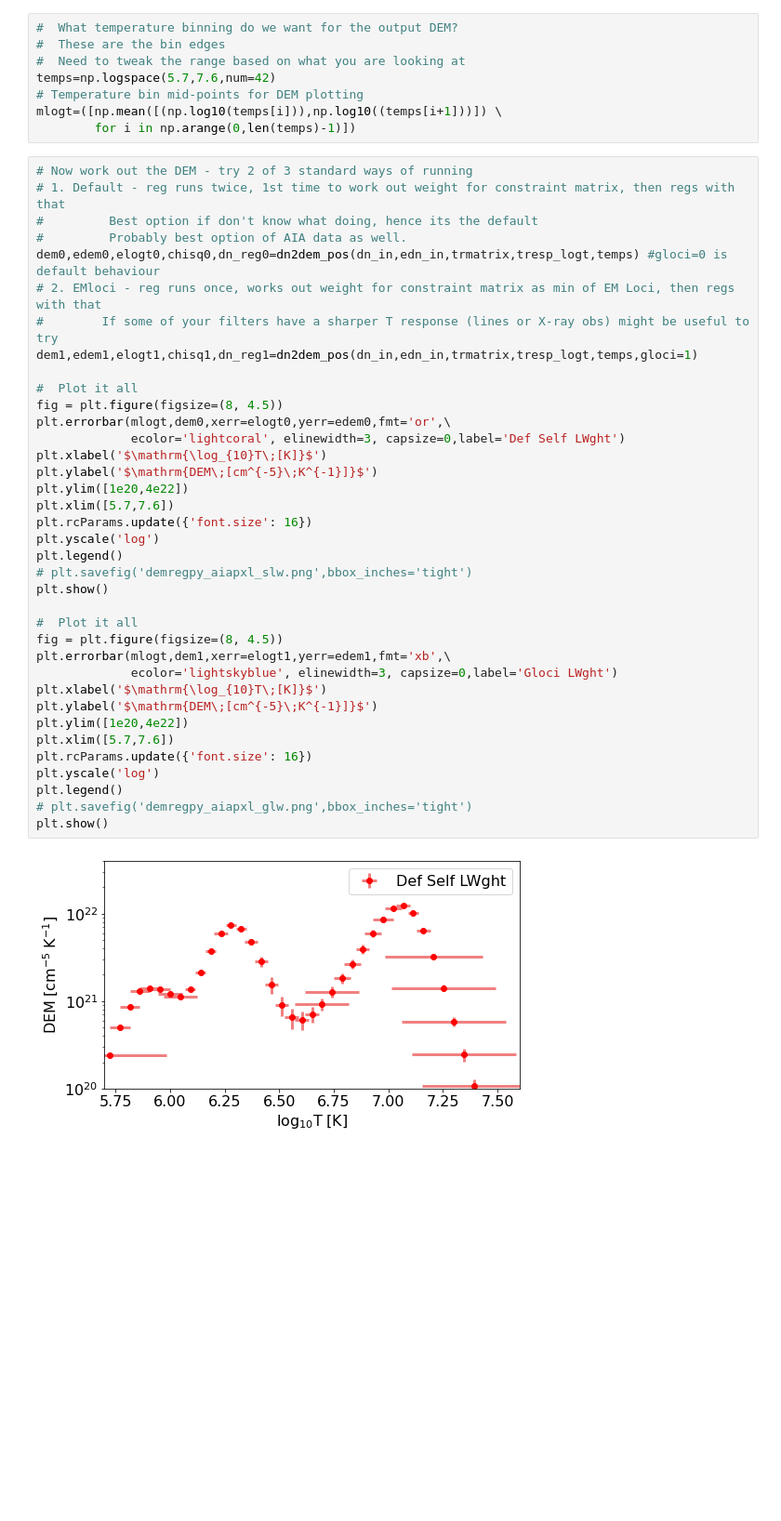
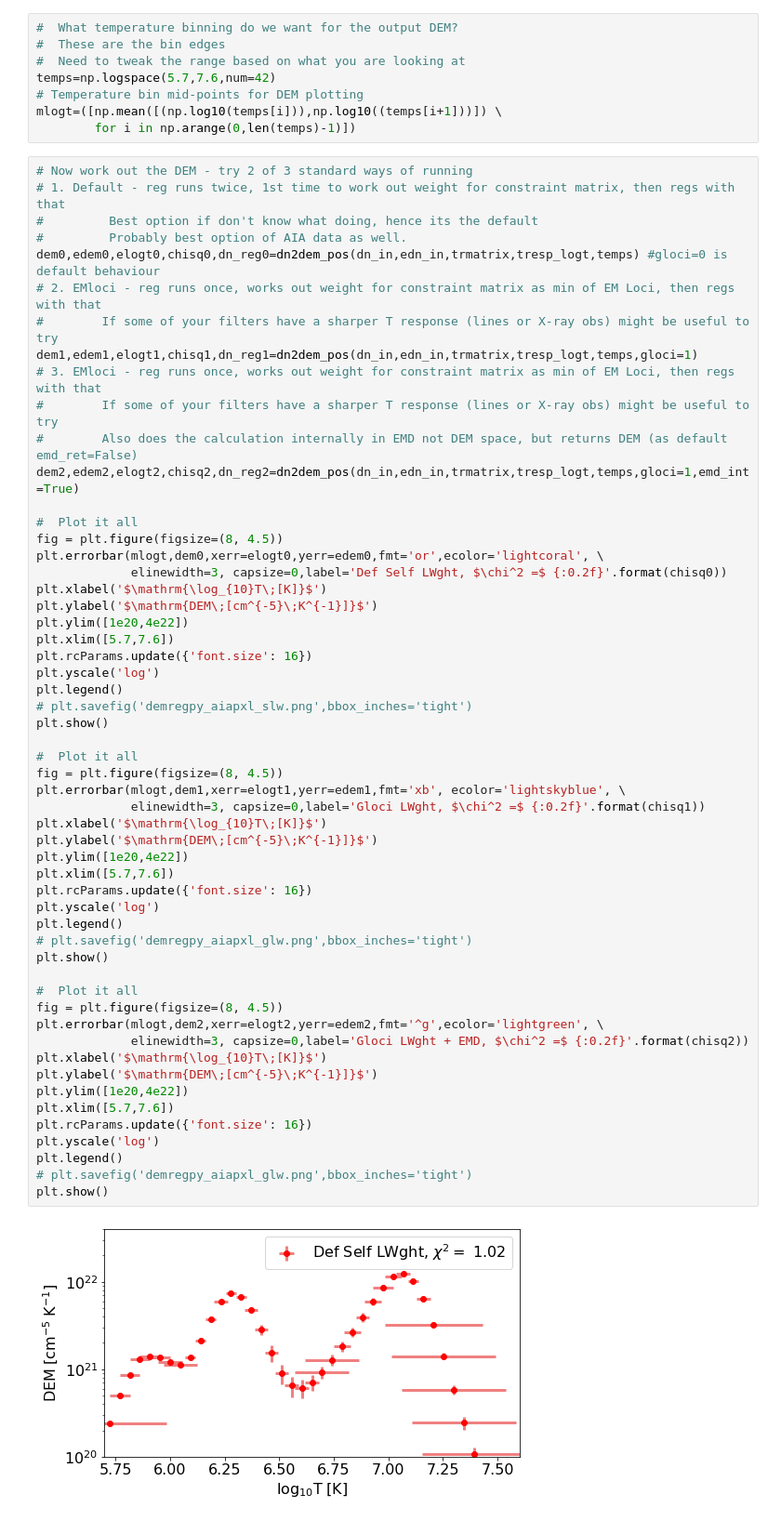
Before and after one commit to ianan/demreg, a Jupyter notebook: python/example_demregpy_aiapxl.ipynb, the cells around one changed output. Shown at 93% size. Saved outputs shown, nothing was run; the diff lists cells and outputs as text; blank space fills up the shorter version.

```diff
--- a/python/example_demregpy_aiapxl.ipynb
+++ b/python/example_demregpy_aiapxl.ipynb
@@ -265,35 +273,53 @@ mlogt=([np.mean([(np.log10(temps[i])),np.log10((temps[i+1]))]) \
 #         Probably best option of AIA data as well.
 dem0,edem0,elogt0,chisq0,dn_reg0=dn2dem_pos(dn_in,edn_in,trmatrix,tresp_logt,temps) #gloci=0 is default behaviour
 # 2. EMloci - reg runs once, works out weight for constraint matrix as min of EM Loci, then regs with that
 #        If some of your filters have a sharper T response (lines or X-ray obs) might be useful to try
 dem1,edem1,elogt1,chisq1,dn_reg1=dn2dem_pos(dn_in,edn_in,trmatrix,tresp_logt,temps,gloci=1)
+# 3. EMloci - reg runs once, works out weight for constraint matrix as min of EM Loci, then regs with that
+#        If some of your filters have a sharper T response (lines or X-ray obs) might be useful to try
+#        Also does the calculation internally in EMD not DEM space, but returns DEM (as default emd_ret=False)
+dem2,edem2,elogt2,chisq2,dn_reg2=dn2dem_pos(dn_in,edn_in,trmatrix,tresp_logt,temps,gloci=1,emd_int=True)
 
 #  Plot it all
 fig = plt.figure(figsize=(8, 4.5))
-plt.errorbar(mlogt,dem0,xerr=elogt0,yerr=edem0,fmt='or',\
-             ecolor='lightcoral', elinewidth=3, capsize=0,label='Def Self LWght')
+plt.errorbar(mlogt,dem0,xerr=elogt0,yerr=edem0,fmt='or',ecolor='lightcoral', \
+             elinewidth=3, capsize=0,label='Def Self LWght, $\chi^2 =$ {:0.2f}'.format(chisq0))
 plt.xlabel('$\mathrm{\log_{10}T\;[K]}$')
 plt.ylabel('$\mathrm{DEM\;[cm^{-5}\;K^{-1}]}$')
 plt.ylim([1e20,4e22])
 plt.xlim([5.7,7.6])
 plt.rcParams.update({'font.size': 16})
 plt.yscale('log')
 plt.legend()
 # plt.savefig('demregpy_aiapxl_slw.png',bbox_inches='tight')
 plt.show()
 
 #  Plot it all
 fig = plt.figure(figsize=(8, 4.5))
-plt.errorbar(mlogt,dem1,xerr=elogt1,yerr=edem1,fmt='xb',\
-             ecolor='lightskyblue', elinewidth=3, capsize=0,label='Gloci LWght')
+plt.errorbar(mlogt,dem1,xerr=elogt1,yerr=edem1,fmt='xb', ecolor='lightskyblue', \
+             elinewidth=3, capsize=0,label='Gloci LWght, $\chi^2 =$ {:0.2f}'.format(chisq1))
 plt.xlabel('$\mathrm{\log_{10}T\;[K]}$')
 plt.ylabel('$\mathrm{DEM\;[cm^{-5}\;K^{-1}]}$')
 plt.ylim([1e20,4e22])
 plt.xlim([5.7,7.6])
 plt.rcParams.update({'font.size': 16})
 plt.yscale('log')
 plt.legend()
 # plt.savefig('demregpy_aiapxl_glw.png',bbox_inches='tight')
 plt.show()
+
+#  Plot it all
+fig = plt.figure(figsize=(8, 4.5))
+plt.errorbar(mlogt,dem2,xerr=elogt2,yerr=edem2,fmt='^g',ecolor='lightgreen', \
+             elinewidth=3, capsize=0,label='Gloci LWght + EMD, $\chi^2 =$ {:0.2f}'.format(chisq2))
+plt.xlabel('$\mathrm{\log_{10}T\;[K]}$')
+plt.ylabel('$\mathrm{DEM\;[cm^{-5}\;K^{-1}]}$')
+plt.ylim([1e20,4e22])
+plt.xlim([5.7,7.6])
+plt.rcParams.update({'font.size': 16})
+plt.yscale('log')
+plt.legend()
+# plt.savefig('demregpy_aiapxl_glw.png',bbox_inches='tight')
+plt.show()
 # %% [output]
-[figure, old version]
+[figure, new version]
```
Also changed, not shown: parts of 5 cells of this notebook, 1 other file.
